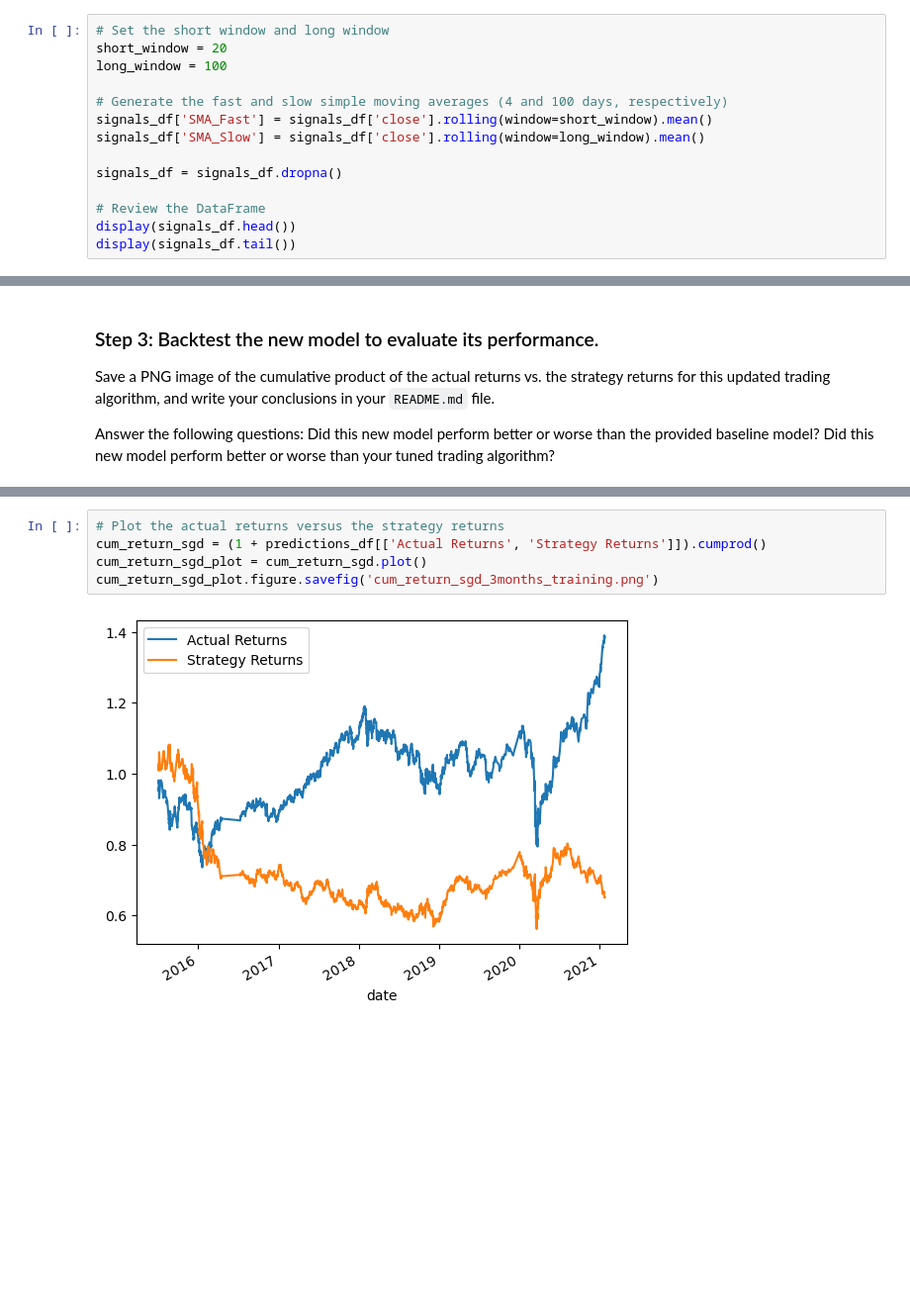
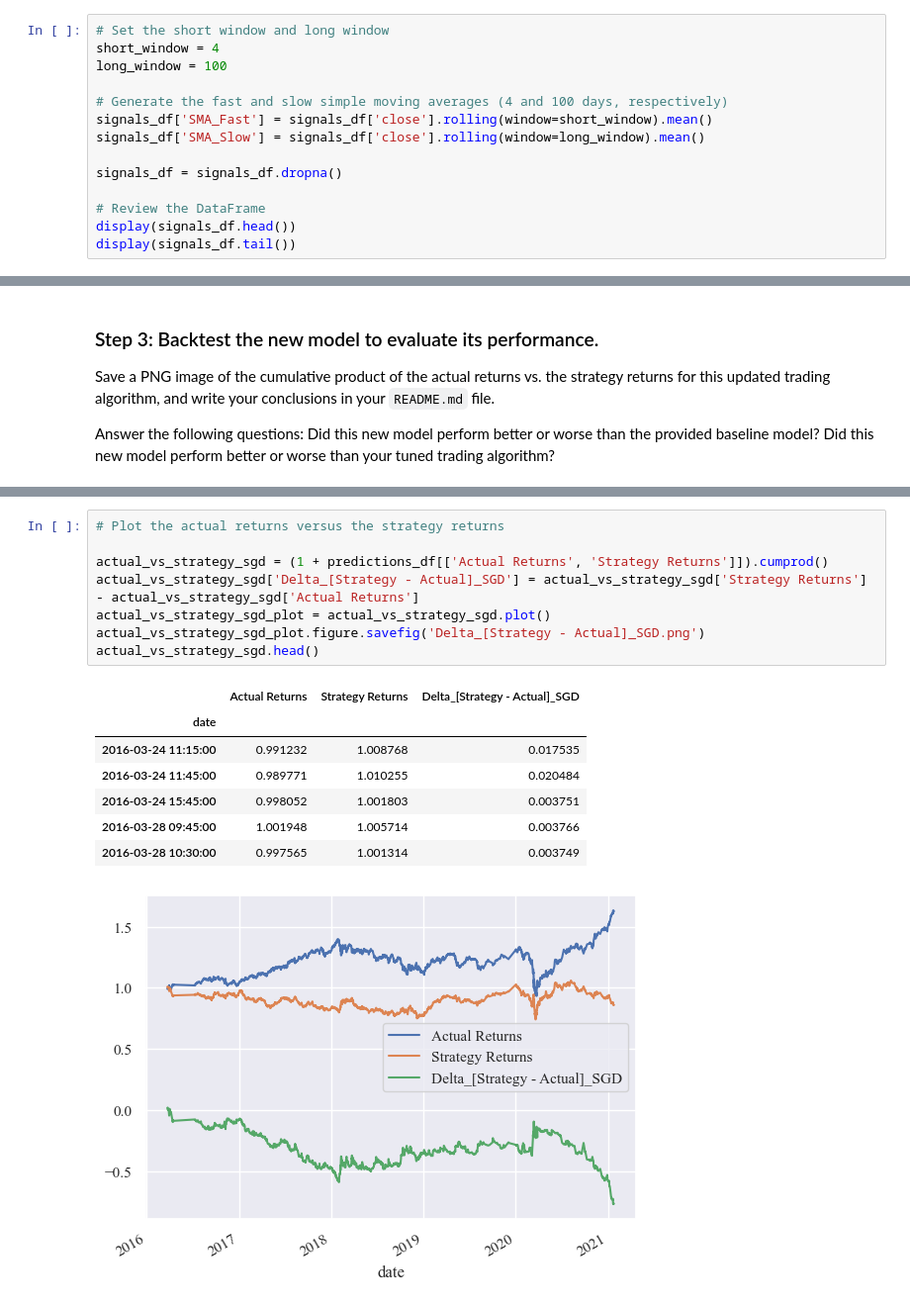
Before and after one commit to Bakoroba/machine_learning_trading_bot, a Jupyter notebook: machine_learning_trading_bot.ipynb, the cells around one changed output, grey strips where cells are left out. Shown: that part at 99% size. Saved outputs shown, nothing was run; the diff lists cells and outputs as text; blank space fills up the shorter version.

```diff
--- a/machine_learning_trading_bot.ipynb
+++ b/machine_learning_trading_bot.ipynb
@@ -136,7 +136,7 @@ display(signals_df.tail())
 ## Step 2: Generate trading signals using short- and long-window SMA values.
 # %%
 # Set the short window and long window
-short_window = 20
+short_window = 4
 long_window = 100
 
 # Generate the fast and slow simple moving averages (4 and 100 days, respectively)
@@ -607,8 +609,18 @@ display(predictions_df.tail())
 | 2021-01-22 15:45:00 | 1.0 | -0.000896 | -0.000896 |
 # %%
 # Plot the actual returns versus the strategy returns
-cum_return_sgd = (1 + predictions_df[['Actual Returns', 'Strategy Returns']]).cumprod()
-cum_return_sgd_plot = cum_return_sgd.plot()
-cum_return_sgd_plot.figure.savefig('cum_return_sgd_3months_training.png')
+
+actual_vs_strategy_sgd = (1 + predictions_df[['Actual Returns', 'Strategy Returns']]).cumprod()
+actual_vs_strategy_sgd['Delta_[Strategy - Actual]_SGD'] = actual_vs_strategy_sgd['Strategy Returns'] - actual_vs_strategy_sgd['Actual Returns']
+actual_vs_strategy_sgd_plot = actual_vs_strategy_sgd.plot()
+actual_vs_strategy_sgd_plot.figure.savefig('Delta_[Strategy - Actual]_SGD.png')
+actual_vs_strategy_sgd.head()
 # %% [output]
+|  | Actual Returns | Strategy Returns | Delta_[Strategy - Actual]_SGD |
+| date |  |  |  |
+| 2016-03-24 11:15:00 | 0.991232 | 1.008768 | 0.017535 |
+| 2016-03-24 11:45:00 | 0.989771 | 1.010255 | 0.020484 |
+| 2016-03-24 15:45:00 | 0.998052 | 1.001803 | 0.003751 |
+| 2016-03-28 09:45:00 | 1.001948 | 1.005714 | 0.003766 |
+| 2016-03-28 10:30:00 | 0.997565 | 1.001314 | 0.003749 |
-[figure, old version]
+[figure, new version]
```
Also changed, not shown: parts of 17 cells of this notebook, 3 other files.
